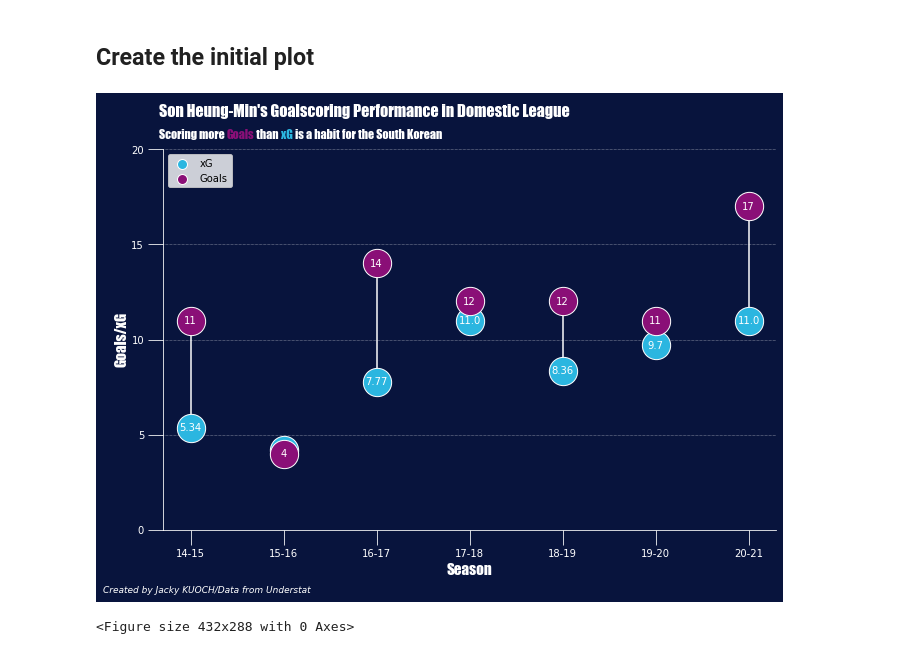
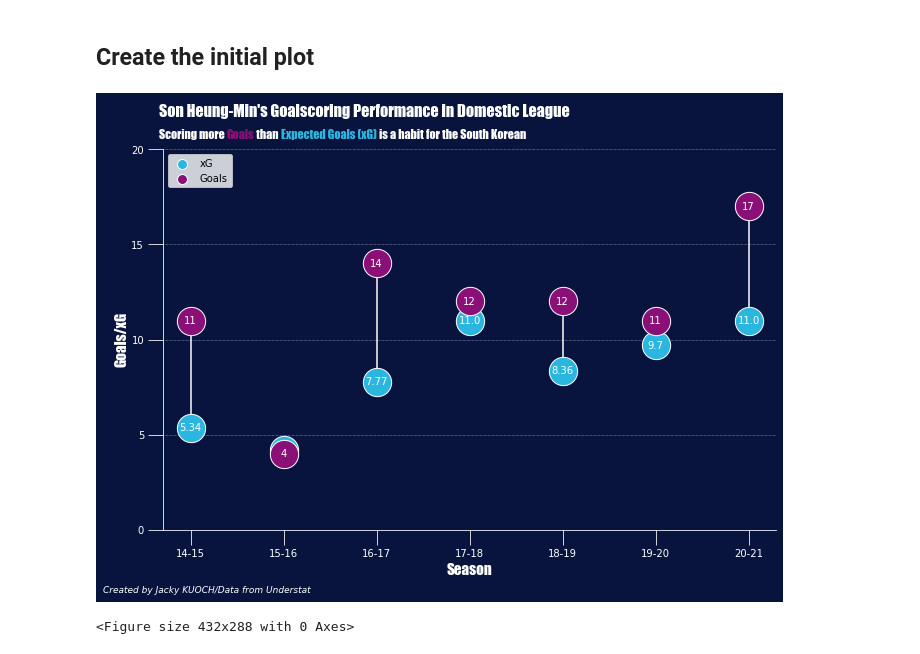
Before and after one commit to JackyKch/HeungMinSonJourney, a Jupyter notebook: coding/dataviz/xG_Gls.ipynb, the cells around one changed output. Saved outputs shown, nothing was run; the diff lists cells and outputs as text; code cells hidden in the pictures.

Commit message:
Update plot title

```diff
--- a/coding/dataviz/xG_Gls.ipynb
+++ b/coding/dataviz/xG_Gls.ipynb
@@ -54,33 +54,33 @@ scatter = ax.scatter(df['Season'], df['xG'], color='#2bb6e0', edgecolor='w',s=80
 #Plot Son Goals
 scatter = ax.scatter(df['Season'], df['Gls'], color='#8A0F77', edgecolor='w',s=800,zorder=4, label="Goals")
 
 #Legend
 legend = ax.legend(loc="upper left")
 legend.legendHandles[0]._sizes = [100]
 legend.legendHandles[1]._sizes = [100]
 
 #Plot Goals and xG labels for each season.
 for i in range (len(df)) :
     plt.vlines(x=season_short[i], ymin=df["xG"][i], ymax=df["Gls"][i], colors="w", zorder=2)
     plt.text(x=season_short[i], y=df["Gls"][i], s=df["Gls"][i], size=10, color="w", ha="center",va="center",zorder=4)
     plt.text(x=season_short[i], y=df["xG"][i], s=df["xG"][i], size=10, color="w", ha="center",va="center",zorder=3)
 
 # Set the ticks
 #plt.xticks(['14-15','15-16','16-17','17-18','18-19','19-20','20-21'])
 plt.yticks([0,5,10,15,20])
 ax.set_ylim(0,20)
 
 # Axes Label
 plt.xlabel("Season", color="w", fontsize=15 , **hfont)
 plt.ylabel("Goals/xG", color="w", fontsize=15 , **hfont)
 
 # Title and credits
 fig_text(0.12,0.97, s="Son Heung-Min's Goalscoring Performance in Domestic League\n", fontsize = 16, fontweight = "bold", color = "w", **hfont)
-fig_text(0.12,0.92, s="Scoring more <Goals> than <xG> is a habit for the South Korean",highlight_textprops=[{"color":"#8A0F77"}, {'color':"#2bb6e0"}], fontsize = 12, fontweight="light", color = "w", **hfont)
+fig_text(0.12,0.92, s="Scoring more <Goals> than <Expected Goals (xG)> is a habit for the South Korean",highlight_textprops=[{"color":"#8A0F77"}, {'color':"#2bb6e0"}], fontsize = 12, fontweight="light", color = "w", **hfont)
 fig.text(0.05, 0, "Created by Jacky KUOCH/Data from Understat",fontstyle="italic",fontsize=9, color="w")
 
 plt.show()
 plt.tight_layout()
 # %% [output]
-[figure, old version]
+[figure, new version]
 <Figure size 432x288 with 0 Axes>
```
